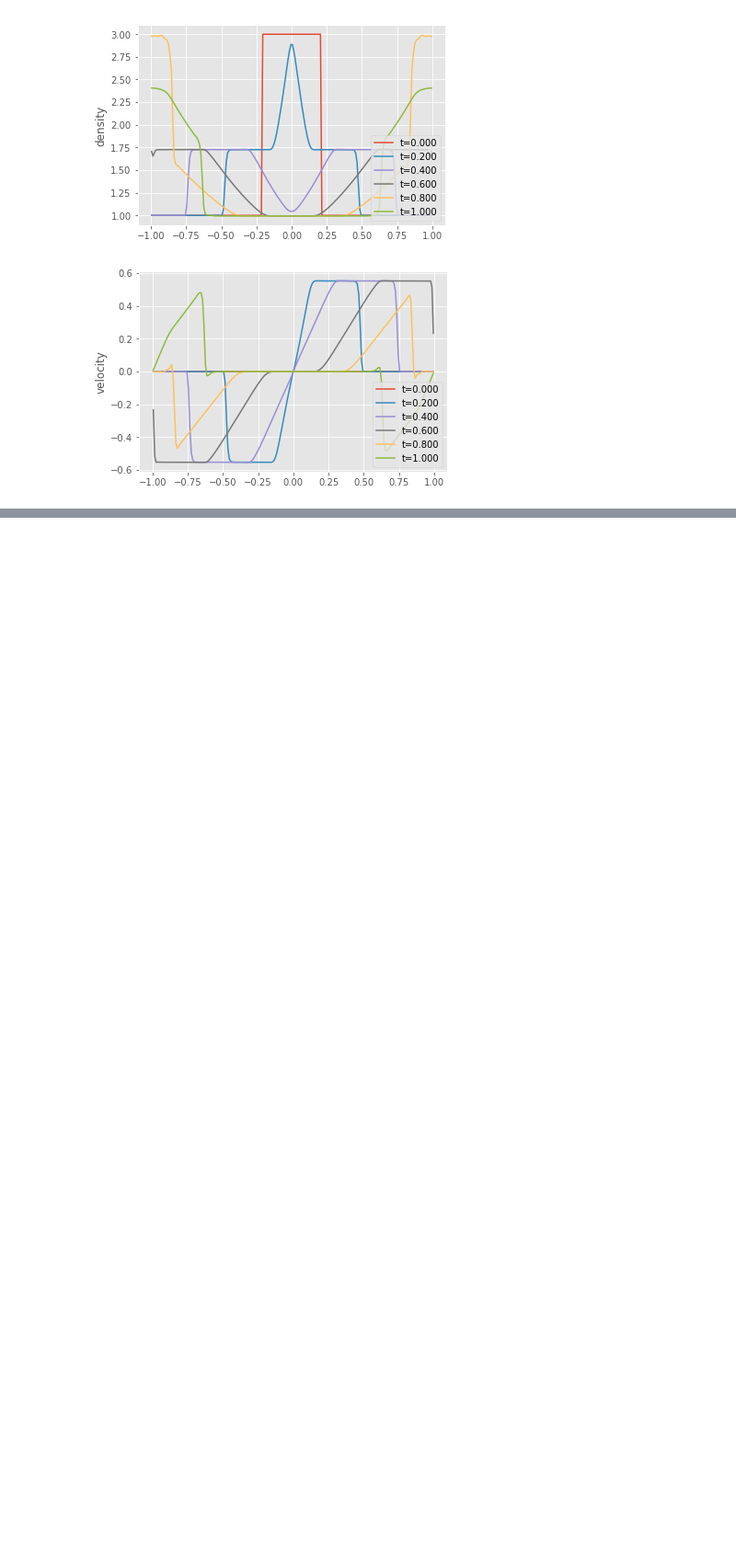
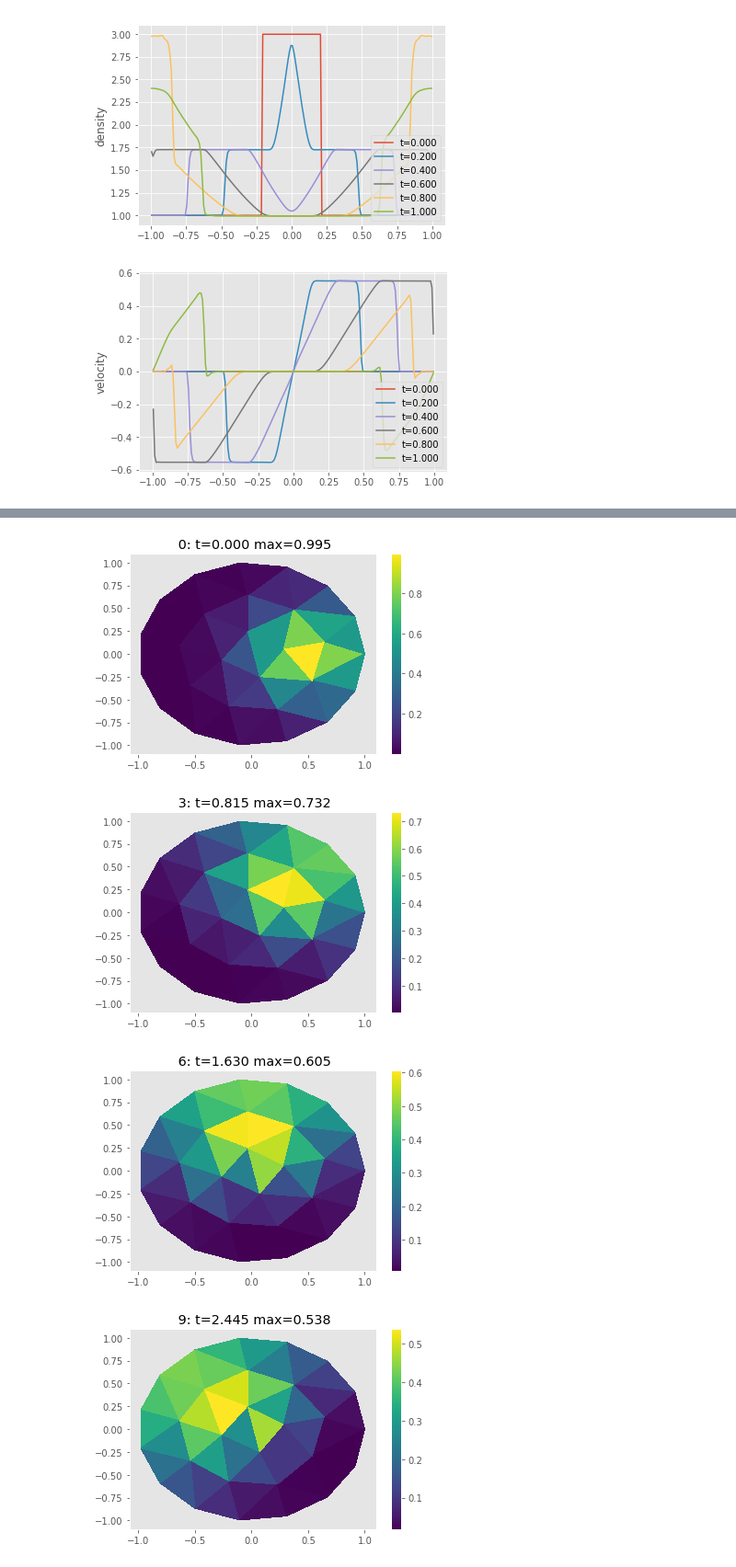
Before and after one commit to cu-numpde/numpde-fall2017, a Jupyter notebook: FVHyperbolic.ipynb, the cells around one changed output, grey strips where cells are left out. Shown at 92% size. Saved outputs shown, nothing was run; the diff lists cells and outputs as text; code cells hidden in the pictures; blank space fills up the shorter version.

Commit message:
FVHyperbolic: approximate Riemann solvers for 2017-11-08 and unstructured 2D meshes for next time

```diff
--- a/FVHyperbolic.ipynb
+++ b/FVHyperbolic.ipynb
@@ -624,0 +759,33 @@ Compare the evolution of total energy using a first order method and a method us
+# %%
+def riemann2d_advect(uL, uR, x, normal):
+    c = x @ [[0, 1], [-1, 0]]
+    cn = (c*normal).sum(axis=1)
+    return numpy.where(cn > 0, uL, uR) * cn
+
+def fvsolve1tri(mesh, riemann2d, U0, tfinal=1):
+    U0x = U0(mesh.centroids)
+    Ushape = U0x.shape
+    def rhs(t, U):
+        U = U.reshape(Ushape)
+        UL = U[mesh.edge2cell[:,0]]
+        UR = U[mesh.edge2cell[:,1]]
+        flux = riemann2d(UL, UR, mesh.edgecenters, mesh.edgenormals)
+        return -(flux[mesh.cell2edge] * mesh.cell2edge_weight).sum(axis=1)
+    hist = ode_rkexplicit(rhs, U0x.flatten(), h=3*mesh.h, tfinal=tfinal)
+    return [(t, U.reshape(Ushape)) for t, U in hist]
+
+def initial2d(x):
+    return numpy.exp(-4*numpy.linalg.norm(x - [.5,0], axis=1)**2)
+
+hist = fvsolve1tri(mesh, riemann2d_advect, initial2d, tfinal=numpy.pi)
+for step in numpy.linspace(0, len(hist)-1, 5, dtype=int):
+    t, U = hist[step]
+    pyplot.figure()
+    pyplot.tripcolor(mesh.points[:,0], mesh.points[:,1], triangles=mesh.tri, facecolors=U)
+    pyplot.colorbar()
+    pyplot.title('{:2d}: t={:.3f} max={:.3f}'.format(step, t, numpy.max(U)))
+# %% [output]
+[figure, added]
+[figure, added]
+[figure, added]
+[figure, added]
```
Also changed, not shown: parts of 11 cells of this notebook.
